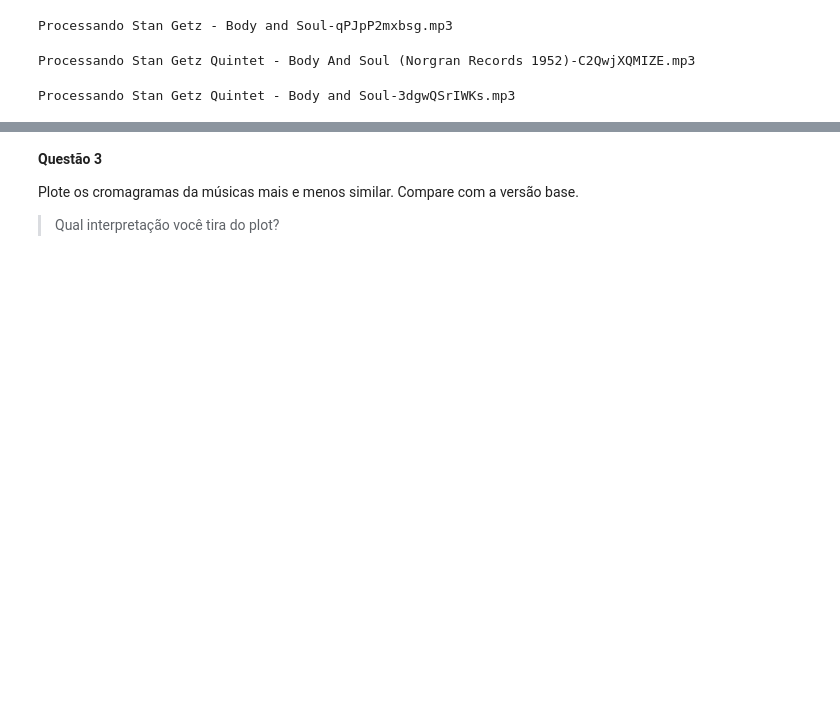
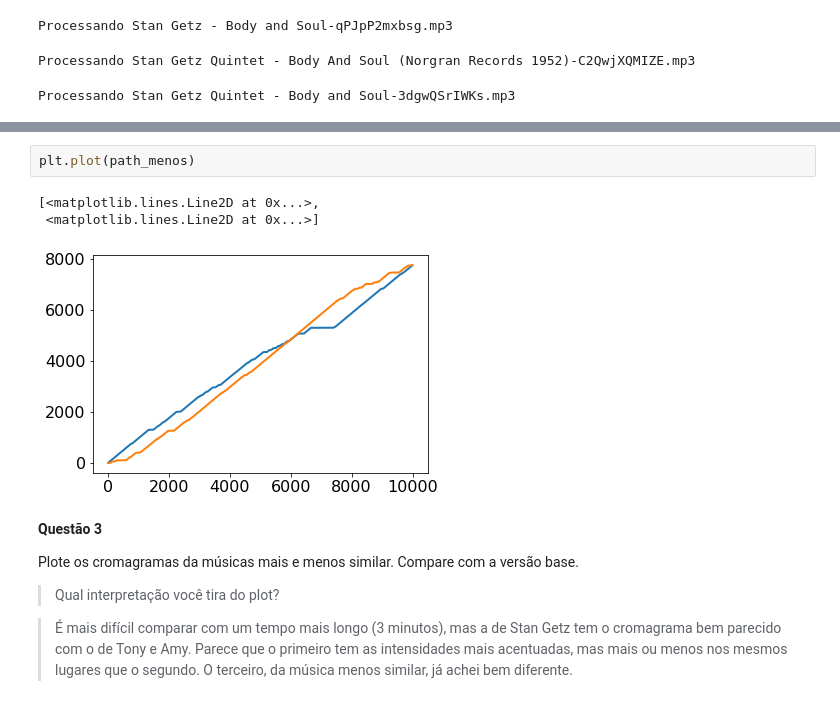
Before and after one commit to abnermneves/mir, a Jupyter notebook: Lab04/lab04.ipynb, the cells around one changed output, grey strips where cells are left out. Saved outputs shown, nothing was run; the diff lists cells and outputs as text; blank space fills up the shorter version.

```diff
--- a/Lab04/lab04.ipynb
+++ b/Lab04/lab04.ipynb
@@ -478,6 +483,14 @@ Plote o caminho de sincronização da música mais e menos similar. Isto é, no
+# %%
+plt.plot(path_menos)
+# %% [output]
+[<matplotlib.lines.Line2D at 0x...>,
+ <matplotlib.lines.Line2D at 0x...>]
+[figure, added]
 # %% [markdown]
 **Questão 3**
 
 Plote os cromagramas da músicas mais e menos similar. Compare com a versão base.
 
 > Qual interpretação você tira do plot?
+
+> É mais difícil comparar com um tempo mais longo (3 minutos), mas a de Stan Getz tem o cromagrama bem parecido com o de Tony e Amy. Parece que o primeiro tem as intensidades mais acentuadas, mas mais ou menos nos mesmos lugares que o segundo. O terceiro, da música menos similar, já achei bem diferente.
```
Also changed, not shown: parts of 12 cells of this notebook.
